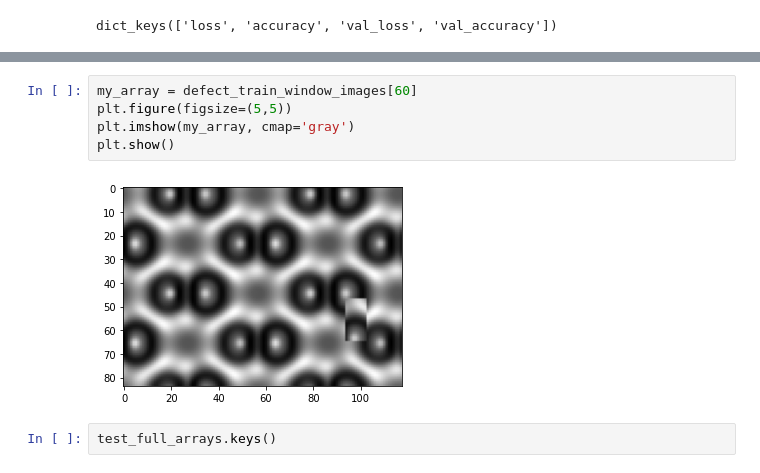
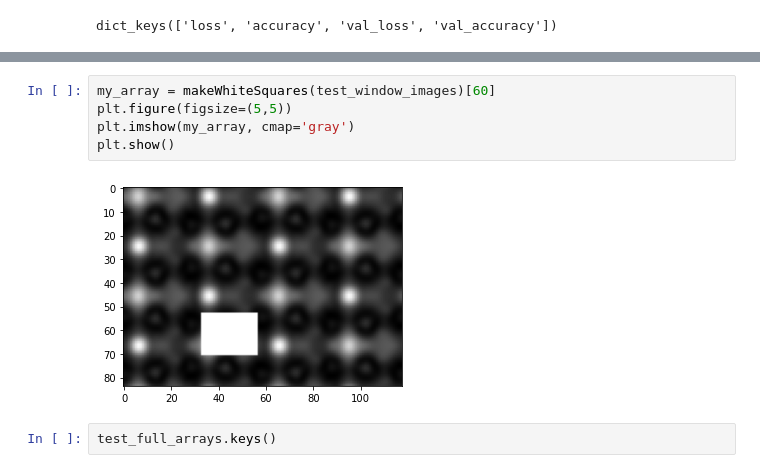
Before and after one commit to SAndrew135/cutpaste-AFIT, a Jupyter notebook: notebooks/TEM CNN.ipynb, the cells around one changed output, grey strips where cells are left out. Cells and saved outputs as stored; diff of their text form.

```diff
--- a/notebooks/TEM CNN.ipynb
+++ b/notebooks/TEM CNN.ipynb
@@ -317,10 +470,10 @@ plt.show()
 # %%
-my_array = defect_train_window_images[60]
+my_array = makeWhiteSquares(test_window_images)[60]
 plt.figure(figsize=(5,5))
 plt.imshow(my_array, cmap='gray')
 plt.show()
 # %% [output]
-[figure, old version]
+[figure, new version]
 # %%
 test_full_arrays.keys()
 # %% [output]
```
Also changed, not shown: parts of 13 cells of this notebook.
